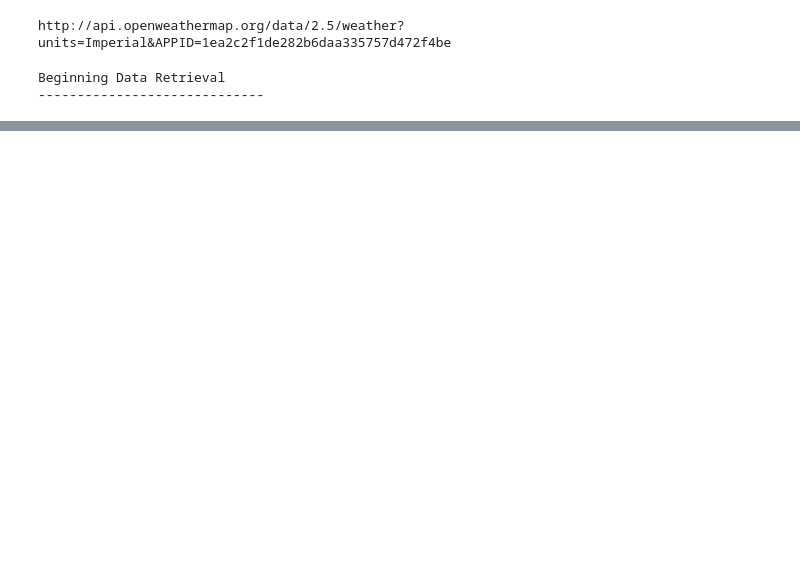
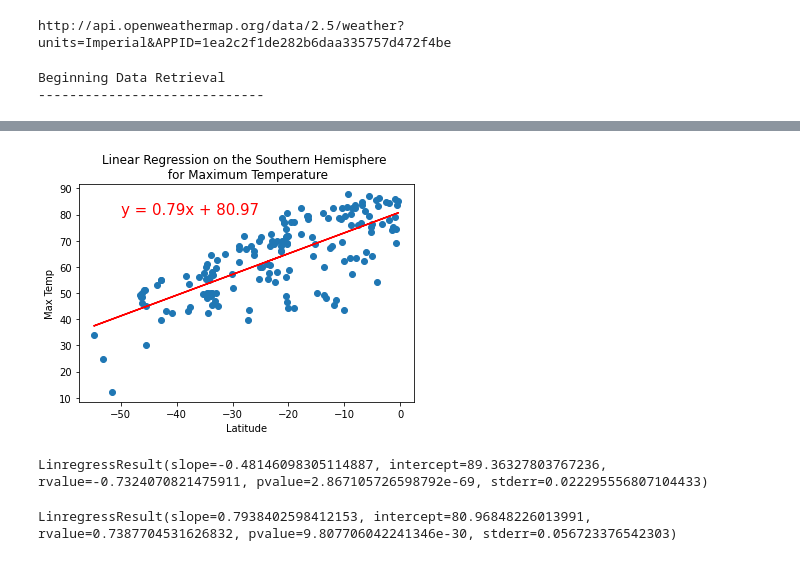
Before and after one commit to nickjlupu/World_Weather_Analysis, a Jupyter notebook: WeatherPy.ipynb, the cells around one changed output, grey strips where cells are left out. Saved outputs shown, nothing was run; the diff lists cells and outputs as text; code cells hidden in the pictures; blank space fills up the shorter version.

```diff
--- a/WeatherPy.ipynb
+++ b/WeatherPy.ipynb
@@ -253,0 +291,17 @@ plt.show()
+# %%
+# Linear regression on the Southern Hemisphere
+x_values = southern_hemi_df["Lat"]
+y_values = southern_hemi_df["Max Temp"]
+
+# Call the function.
+plot_linear_regression(x_values, y_values, 'Linear Regression on the Southern Hemisphere \n for Maximum Temperature', 'Max Temp',(-50,80))
+# %% [output]
+[figure, added]
+# %%
+linregress(northern_hemi_df["Lat"],northern_hemi_df["Max Temp"])
+# %% [output]
+LinregressResult(slope=-0.48146098305114887, intercept=89.36327803767236, rvalue=-0.7324070821475911, pvalue=2.867105726598792e-69, stderr=0.022295556807104433)
+# %%
+linregress(southern_hemi_df["Lat"],southern_hemi_df["Max Temp"])
+# %% [output]
+LinregressResult(slope=0.7938402598412153, intercept=80.96848226013991, rvalue=0.7387704531626832, pvalue=9.807706042241346e-30, stderr=0.056723376542303)
```
Also changed, not shown: parts of 26 cells of this notebook, 5 other files.
